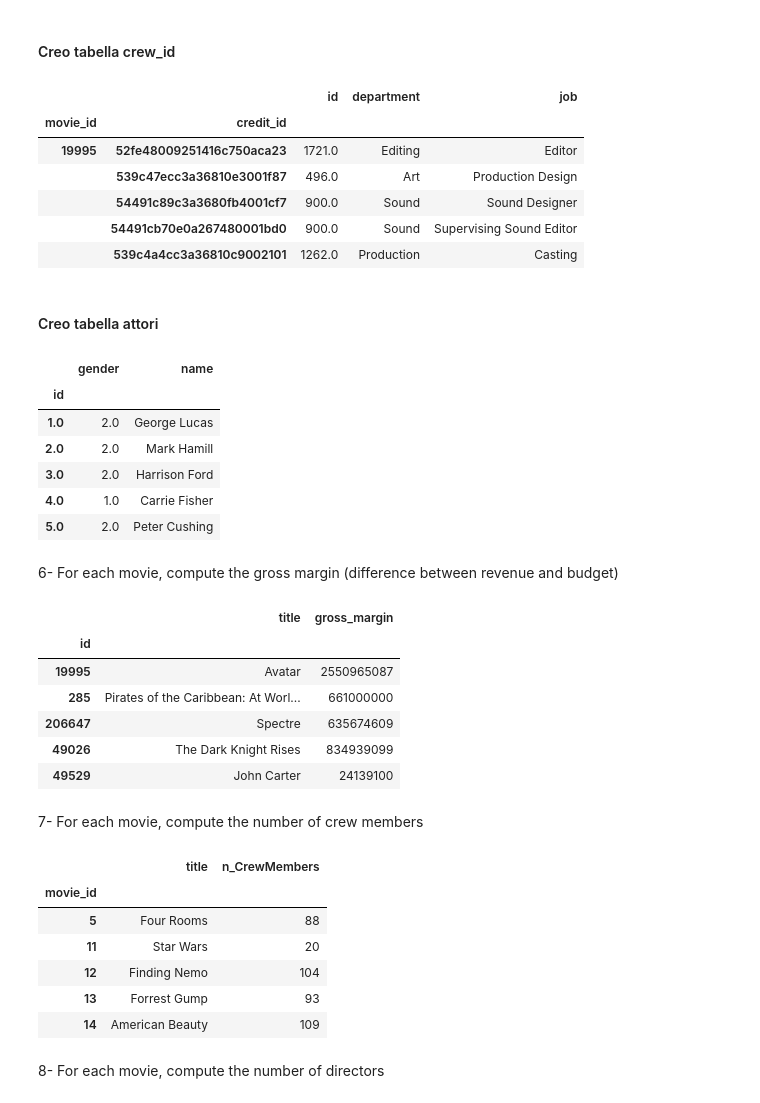
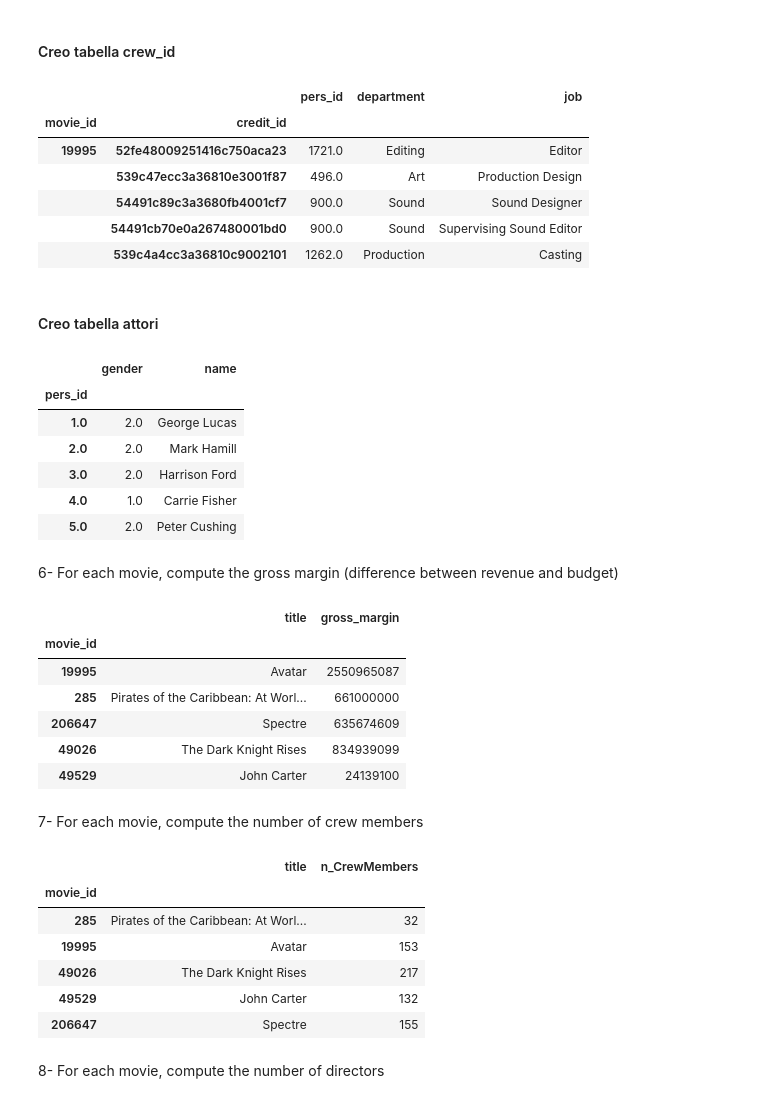
Before and after one commit to silviasantamaria/computerscience, a Jupyter notebook: NUOVO_PROJECT.ipynb, the cells around one changed output. Cells and saved outputs as stored; diff of their text form; code cells hidden in the pictures.

```diff
--- a/NUOVO_PROJECT.ipynb
+++ b/NUOVO_PROJECT.ipynb
@@ -104,12 +126,8 @@ movie_id.head(2)
 # %% [markdown]
 #### Creo tabella genere
 # %%
-genere=pd.DataFrame()
-for film in list(range(0,len(movies['genres']))):
-    tabjson=pd.read_json(movies['genres'][film])
-    genere=pd.concat([genere, tabjson])
-genere = genere.set_index(['id'])
-genere= genere.drop_duplicates() #per eliminare le righe duplicate
+genere = genere.set_index(['gender_id'])
+genere = genere.drop_duplicates() #per eliminare le righe duplicate
 genere.head()
 # %% [output]
 |  | name |
@@ -256,10 +266,2 @@ prod_countries_id.head()
 # %% [markdown]
 #### Creo tabella spoken_languages
-# %%
-spoken_languages=pd.DataFrame()
-for film in list(range(0,len(movies['spoken_languages']))):
-    tabjson=pd.read_json(movies['spoken_languages'][film])
-    spoken_languages=pd.concat([spoken_languages, tabjson])
-spoken_languages = spoken_languages.set_index(['iso_639_1'])
-spoken_languages = spoken_languages.drop_duplicates()
-spoken_languages.head()
@@ -328,17 +315,18 @@ cast_id.head()
 # %% [markdown]
 #### Creo tabella crew_id
 # %%
-crew=pd.DataFrame()
+crew = pd.DataFrame()
 for film in list(range(0,len(credits['crew']))):
-    tabjson=pd.read_json(credits['crew'][film])
-    idfilm=credits['movie_id'][film]
-    tabjson['movie_id']=idfilm
-    crew=pd.concat([crew, tabjson])
-crew_id = crew[['movie_id', 'credit_id', 'id', 'department', 'job']]
+    tabjson = pd.read_json(credits['crew'][film])
+    idfilm = credits['movie_id'][film]
+    tabjson['movie_id'] = idfilm
+    crew = pd.concat([crew, tabjson])
+crew = crew.rename(index=str, columns={'id': 'pers_id'})
+crew_id = crew[['movie_id', 'credit_id', 'pers_id', 'department', 'job']]
 crew_id = crew_id.set_index(['movie_id', 'credit_id'])
 crew_id.head()
 # %% [output]
-|  |  | id | department | job |
+|  |  | pers_id | department | job |
 | movie_id | credit_id |  |  |  |
 | 19995 | 52fe48009251416c750aca23 | 1721.0 | Editing | Editor |
 |  | 539c47ecc3a36810e3001f87 | 496.0 | Art | Production Design |
@@ -348,14 +336,14 @@ crew_id.head()
 # %% [markdown]
 #### Creo tabella attori
 # %%
-attori_crew=crew[['id', 'gender', 'name']]
-attori_cast=cast[['id', 'gender', 'name']]
-attori=pd.concat([attori_crew, attori_cast])
-attori=attori.sort_values('id').drop_duplicates().set_index('id')
+attori_crew = crew[['pers_id', 'gender', 'name']]
+attori_cast = cast[['pers_id', 'gender', 'name']]
+attori = pd.concat([attori_crew, attori_cast])
+attori = attori.sort_values('pers_id').drop_duplicates().set_index('pers_id')
 attori.head()
 # %% [output]
 |  | gender | name |
-| id |  |  |
+| pers_id |  |  |
 | 1.0 | 2.0 | George Lucas |
 | 2.0 | 2.0 | Mark Hamill |
 | 3.0 | 2.0 | Harrison Ford |
@@ -364,11 +352,11 @@ attori.head()
 # %% [markdown]
 6- For each movie, compute the gross margin (difference between revenue and budget)
 # %%
-movies['gross_margin'] = movies['revenue'] - movies['budget']
-movies[['id','title','gross_margin']].set_index('id').head()
+movie_id['gross_margin'] = movie_id['revenue'] - movie_id['budget']
+movie_id[['title','gross_margin']].head()
 # %% [output]
 |  | title | gross_margin |
-| id |  |  |
+| movie_id |  |  |
 | 19995 | Avatar | 2550965087 |
 | 285 | Pirates of the Caribbean: At Worl... | 661000000 |
 | 206647 | Spectre | 635674609 |
@@ -377,19 +365,19 @@ movies[['id','title','gross_margin']].set_index('id').head()
 # %% [markdown]
 7- For each movie, compute the number of crew members
 # %%
-members = crew[['movie_id','id']].groupby('movie_id').count() #si calcolano i membri per ciascun film
+members = crew[['movie_id','pers_id']].groupby('movie_id').count() #si calcolano i membri per ciascun film
 #per una miglior visualizzazione dei risultati si aggiunge la colonna 'title' e si rinomina la var id_x
-members = pd.merge(members.reset_index(), movies[['id', 'title']], left_on='movie_id', right_on='id')
-members = members.rename(index=str, columns={"id_x" : "n_CrewMembers"})
+members = pd.merge(members.reset_index(), movie_id.reset_index(), on='movie_id')
+members = members.rename(index=str, columns={"pers_id" : "n_CrewMembers"})
 members[['movie_id', 'title', 'n_CrewMembers']].set_index('movie_id').head()
 # %% [output]
 |  | title | n_CrewMembers |
 | movie_id |  |  |
-| 5 | Four Rooms | 88 |
-| 11 | Star Wars | 20 |
-| 12 | Finding Nemo | 104 |
-| 13 | Forrest Gump | 93 |
-| 14 | American Beauty | 109 |
+| 285 | Pirates of the Caribbean: At Worl... | 32 |
+| 19995 | Avatar | 153 |
+| 49026 | The Dark Knight Rises | 217 |
+| 49529 | John Carter | 132 |
+| 206647 | Spectre | 155 |
 # %% [markdown]
 8- For each movie, compute the number of directors
 # %%
```
Also changed, not shown: parts of 28 cells of this notebook.
